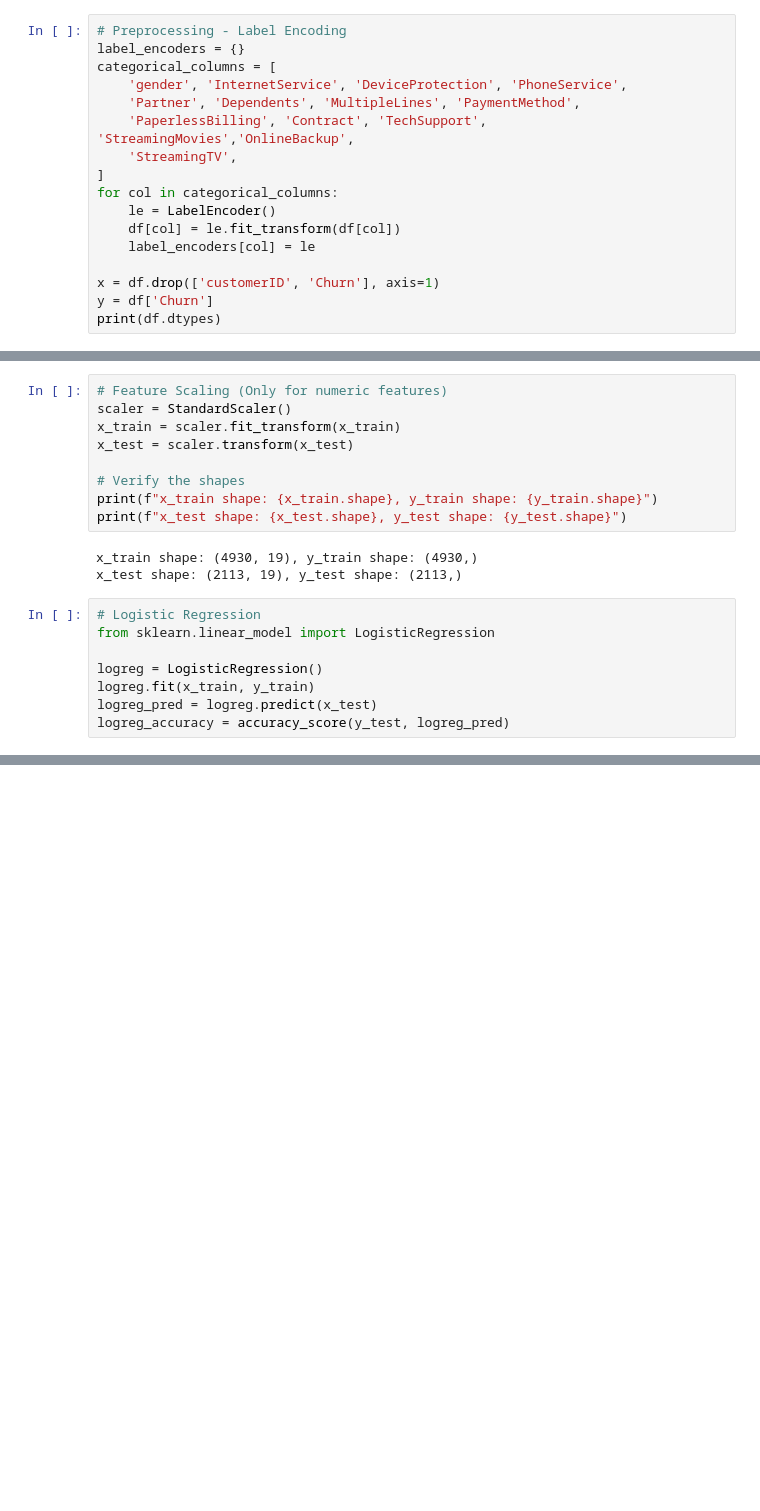
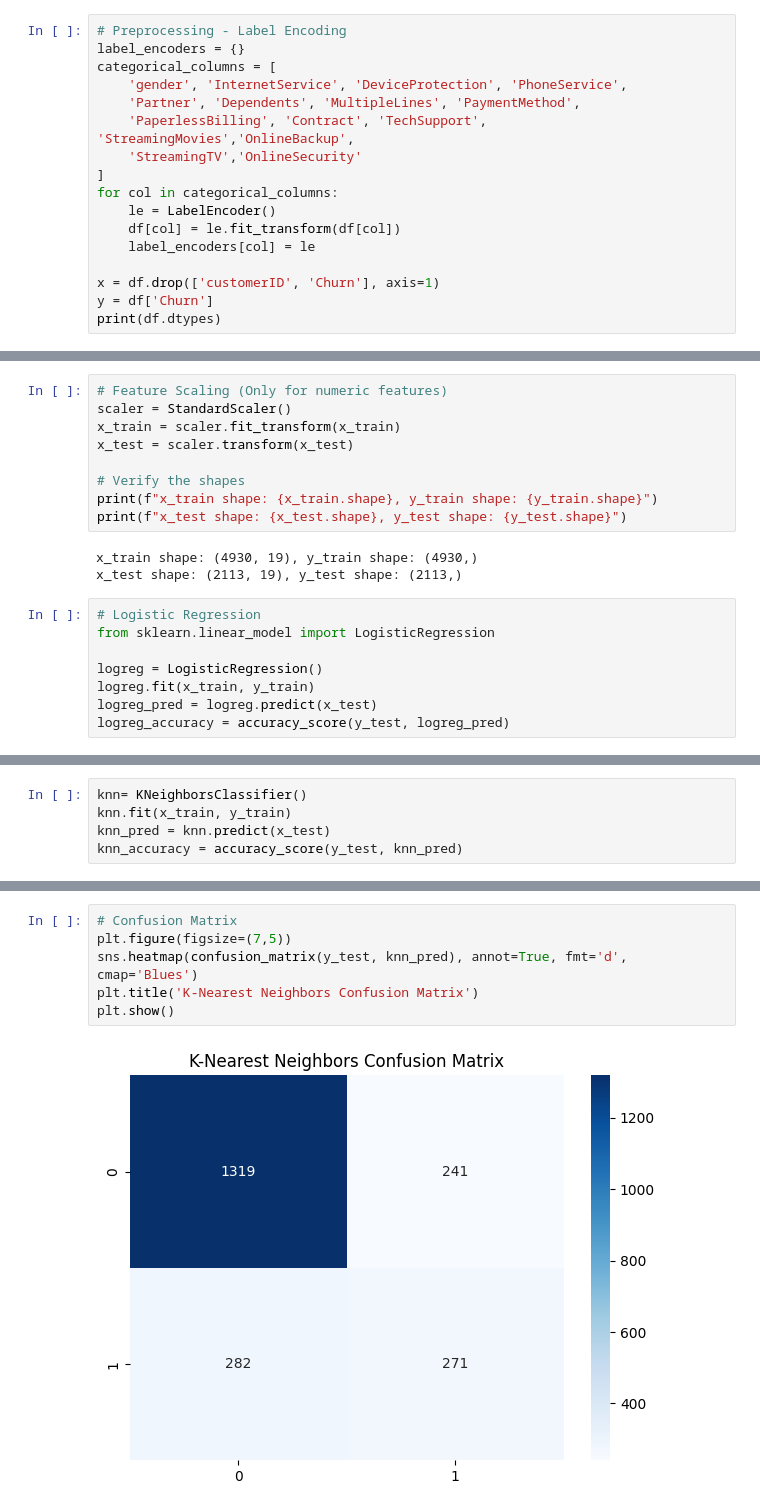
Before and after one commit to AftabQuant/Machine-Learning-Chronicles, a Jupyter notebook: InternShala Project/Customer Churn Prediction/Logistic Regression .ipynb, the cells around one changed output, grey strips where cells are left out. Saved outputs shown, nothing was run; the diff lists cells and outputs as text; blank space fills up the shorter version.

```diff
--- a/InternShala Project/Customer Churn Prediction/Classification Model .ipynb
+++ b/InternShala Project/Customer Churn Prediction/Logistic Regression .ipynb
@@ -125,7 +125,7 @@ categorical_columns = [
     'gender', 'InternetService', 'DeviceProtection', 'PhoneService',
     'Partner', 'Dependents', 'MultipleLines', 'PaymentMethod',
     'PaperlessBilling', 'Contract', 'TechSupport', 'StreamingMovies','OnlineBackup',
-    'StreamingTV',
+    'StreamingTV','OnlineSecurity'
 ]
 for col in categorical_columns:
     le = LabelEncoder()
@@ -201,0 +208,5 @@ weighted avg       0.79      0.80      0.79      2113
+# %%
+knn= KNeighborsClassifier()
+knn.fit(x_train, y_train)
+knn_pred = knn.predict(x_test)
+knn_accuracy = accuracy_score(y_test, knn_pred)
@@ -201,0 +229,8 @@ weighted avg       0.79      0.80      0.79      2113
+# %%
+# Confusion Matrix
+plt.figure(figsize=(7,5))
+sns.heatmap(confusion_matrix(y_test, knn_pred), annot=True, fmt='d', cmap='Blues')
+plt.title('K-Nearest Neighbors Confusion Matrix')
+plt.show()
+# %% [output]
+[figure, added]
```
Also changed, not shown: parts of 10 cells of this notebook, 1 other file.
